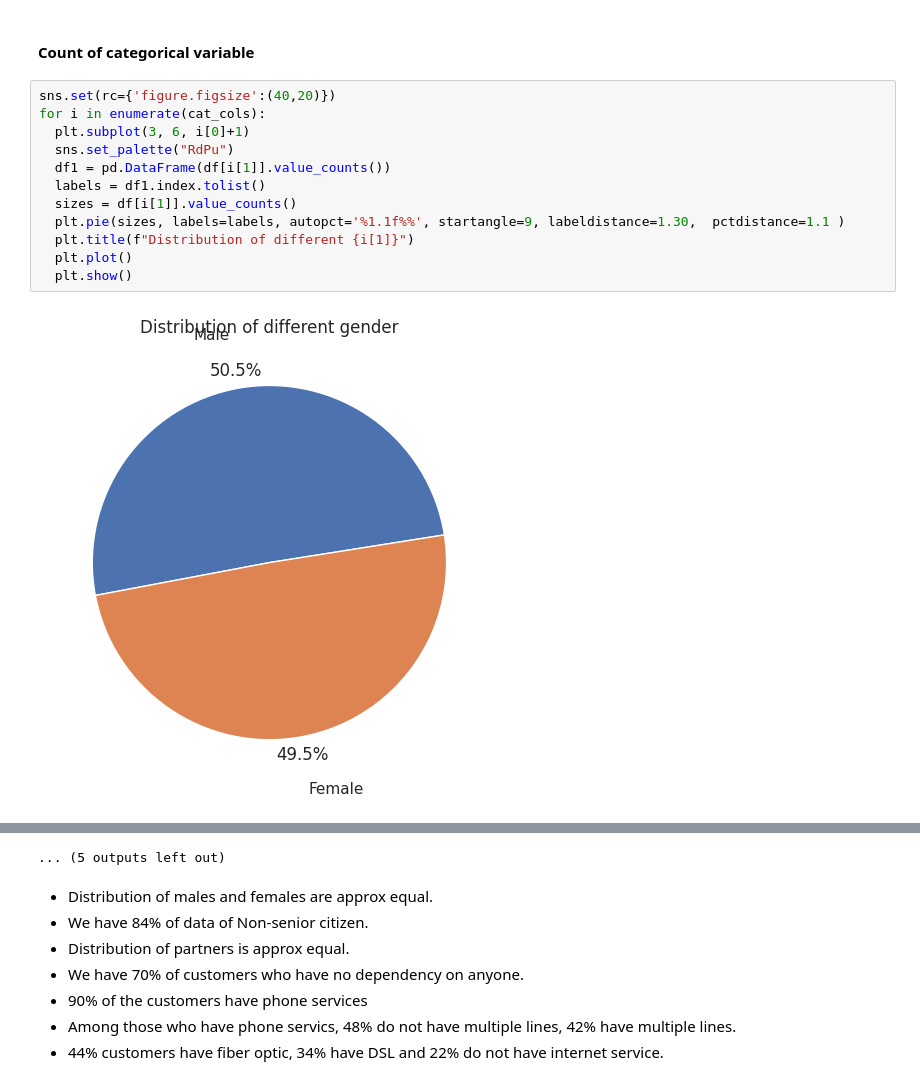
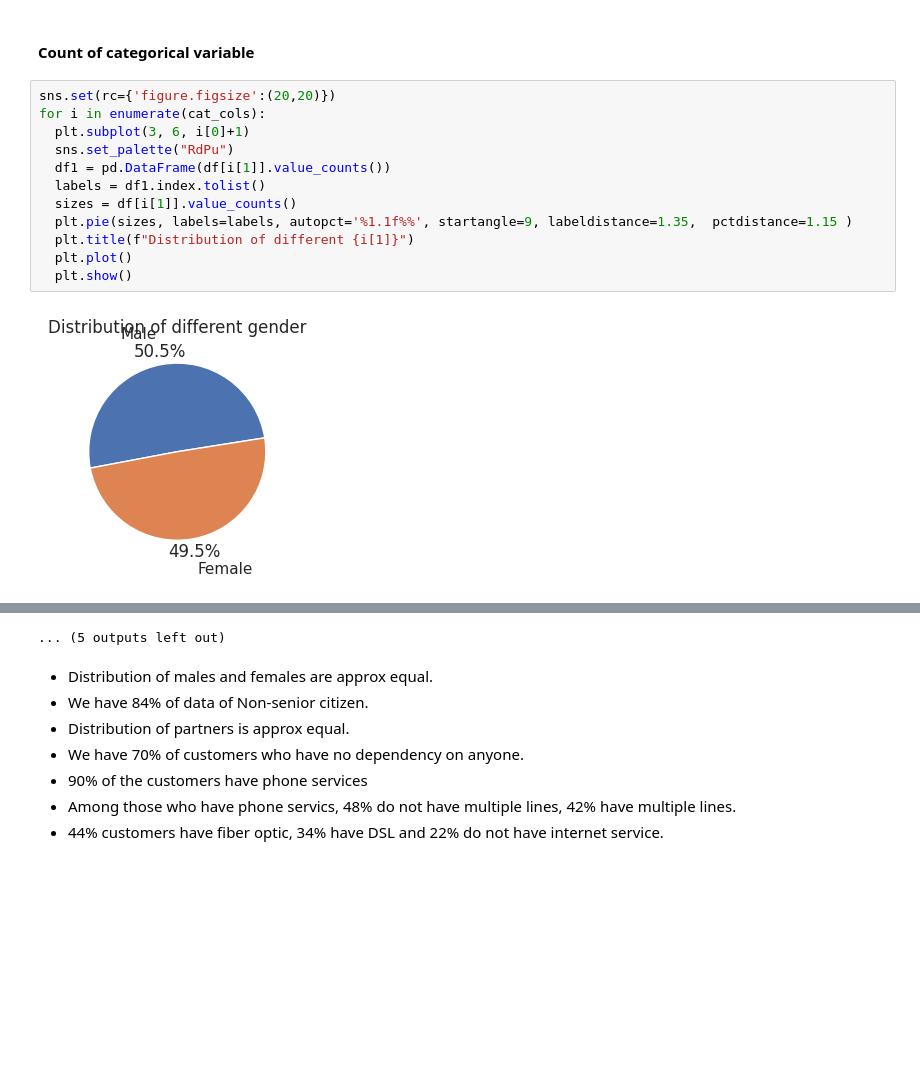
Before and after one commit to kanishkagargg/Customer-Churn-Prediction, a Jupyter notebook: Customer_Churn_Prediction.ipynb, the cells around one changed output, grey strips where cells are left out. Saved outputs shown, nothing was run; the diff lists cells and outputs as text; blank space fills up the shorter version.

```diff
--- a/Customer_Churn_Prediction.ipynb
+++ b/Customer_Churn_Prediction.ipynb
@@ -223,16 +223,16 @@ array([[<Axes: title={'center': 'tenure'}>,
 # %% [markdown]
 #### Count of categorical variable
 # %%
-sns.set(rc={'figure.figsize':(40,20)})
+sns.set(rc={'figure.figsize':(20,20)})
 for i in enumerate(cat_cols):
   plt.subplot(3, 6, i[0]+1)
   sns.set_palette("RdPu")
   df1 = pd.DataFrame(df[i[1]].value_counts())
   labels = df1.index.tolist()
   sizes = df[i[1]].value_counts()
-  plt.pie(sizes, labels=labels, autopct='%1.1f%%', startangle=9, labeldistance=1.30,  pctdistance=1.1 )
+  plt.pie(sizes, labels=labels, autopct='%1.1f%%', startangle=9, labeldistance=1.35,  pctdistance=1.15 )
   plt.title(f"Distribution of different {i[1]}")
   plt.plot()
   plt.show()
 # %% [output]
-[figure, old version]
+[figure, new version]
```
Also changed, not shown: parts of 1 cell of this notebook.
